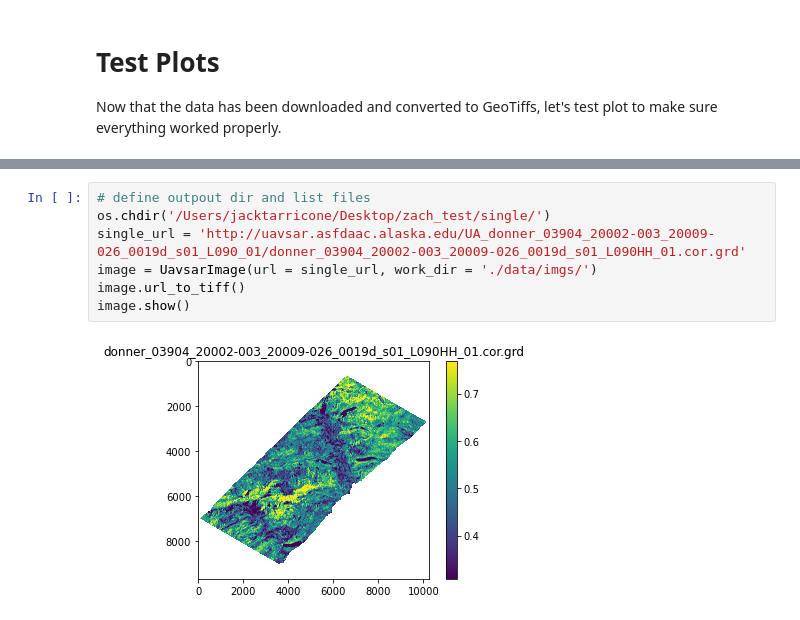
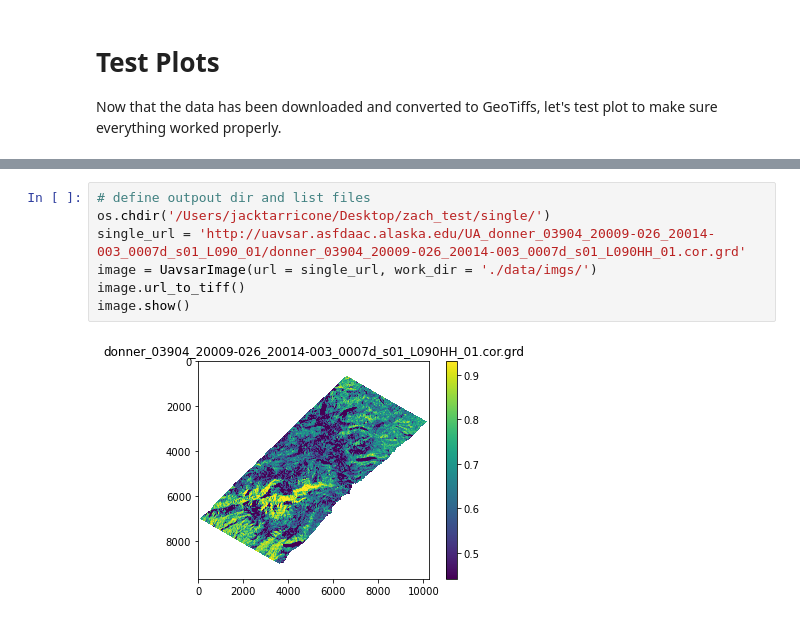
Before and after one commit to SnowEx/uavsar_pytools, a Jupyter notebook: uavsar_pytools_tutorial.ipynb, the cells around one changed output, grey strips where cells are left out. Cells and saved outputs as stored; diff of their text form.

```diff
--- a/uavsar_pytools_tutorial.ipynb
+++ b/uavsar_pytools_tutorial.ipynb
@@ -132,9 +158,9 @@ show((cor_rast, 1), cmap = 'viridis'); # info from histogram
 # %%
 # define outpout dir and list files
 os.chdir('/Users/jacktarricone/Desktop/zach_test/single/')
-single_url = 'http://uavsar.asfdaac.alaska.edu/UA_donner_03904_20002-003_20009-026_0019d_s01_L090_01/donner_03904_20002-003_20009-026_0019d_s01_L090HH_01.cor.grd'
+single_url = 'http://uavsar.asfdaac.alaska.edu/UA_donner_03904_20009-026_20014-003_0007d_s01_L090_01/donner_03904_20009-026_20014-003_0007d_s01_L090HH_01.cor.grd'
 image = UavsarImage(url = single_url, work_dir = './data/imgs/')
 image.url_to_tiff()
 image.show()
 # %% [output]
-[figure, old version]
+[figure, new version]
```
Also changed, not shown: parts of 16 cells of this notebook.
